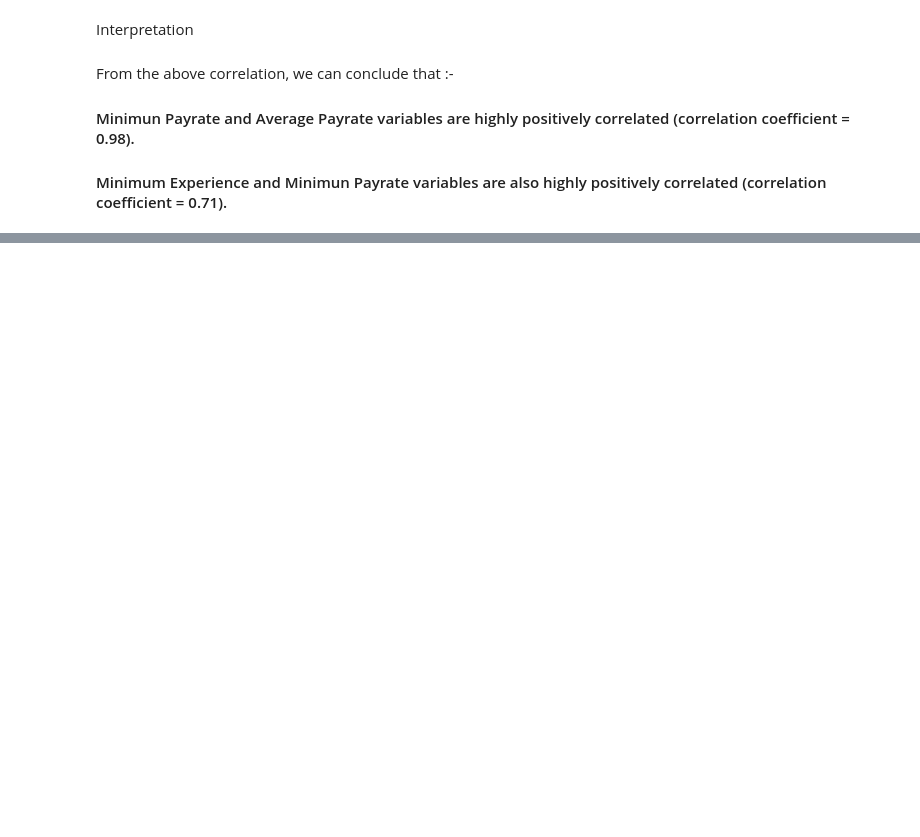
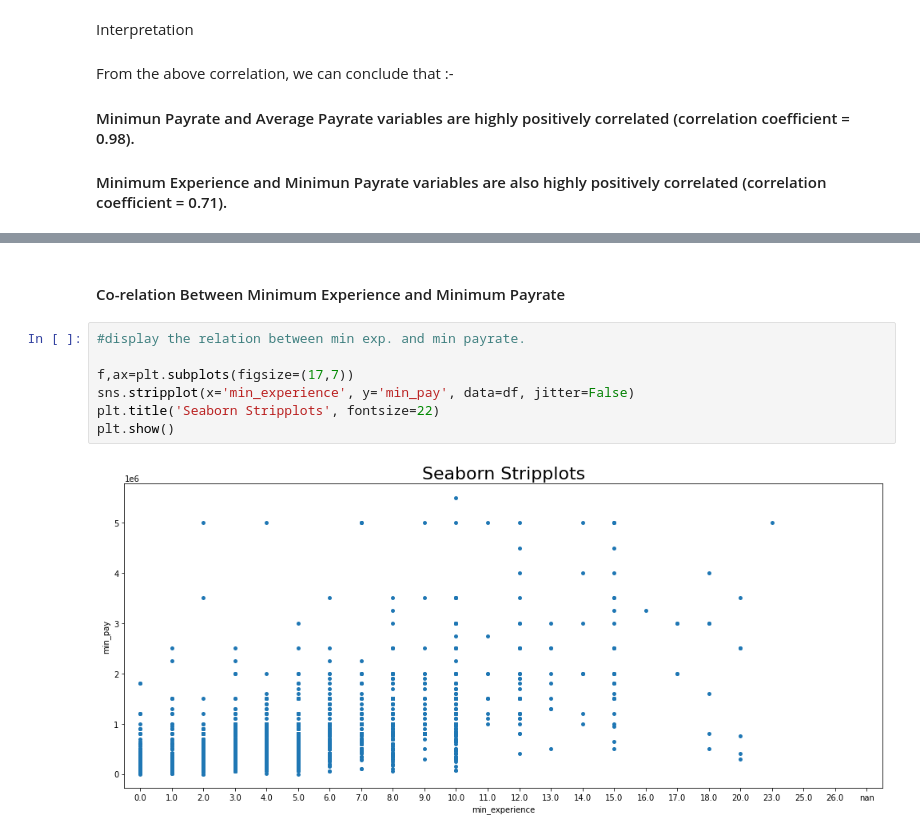
Before and after one commit to Prachisri8827/Job-Trend-Analysis-Using-Naukri.com, a Jupyter notebook: visual.ipynb, the cells around one changed output, grey strips where cells are left out. Cells and saved outputs as stored; diff of their text form; blank space fills up the shorter version.

```diff
--- a/visual.ipynb
+++ b/visual.ipynb
@@ -667,0 +825,11 @@ ValueError: could not convert string to float: 'MM Media Pvt Ltd'
+# %% [markdown]
+#### Co-relation Between Minimum Experience and Minimum Payrate
+# %%
+#display the relation between min exp. and min payrate.
+
+f,ax=plt.subplots(figsize=(17,7))
+sns.stripplot(x='min_experience', y='min_pay', data=df, jitter=False)
+plt.title('Seaborn Stripplots', fontsize=22)
+plt.show()
+# %% [output]
+[figure, added]
```
Also changed, not shown: parts of 51 cells of this notebook, 13 other files.
